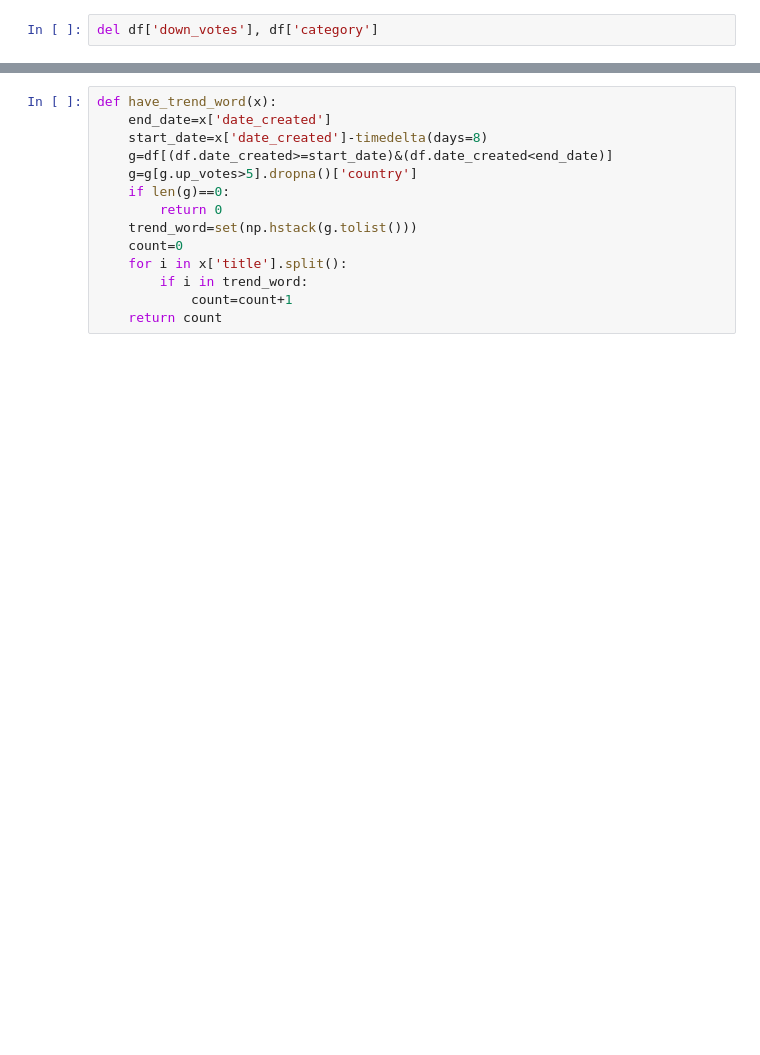
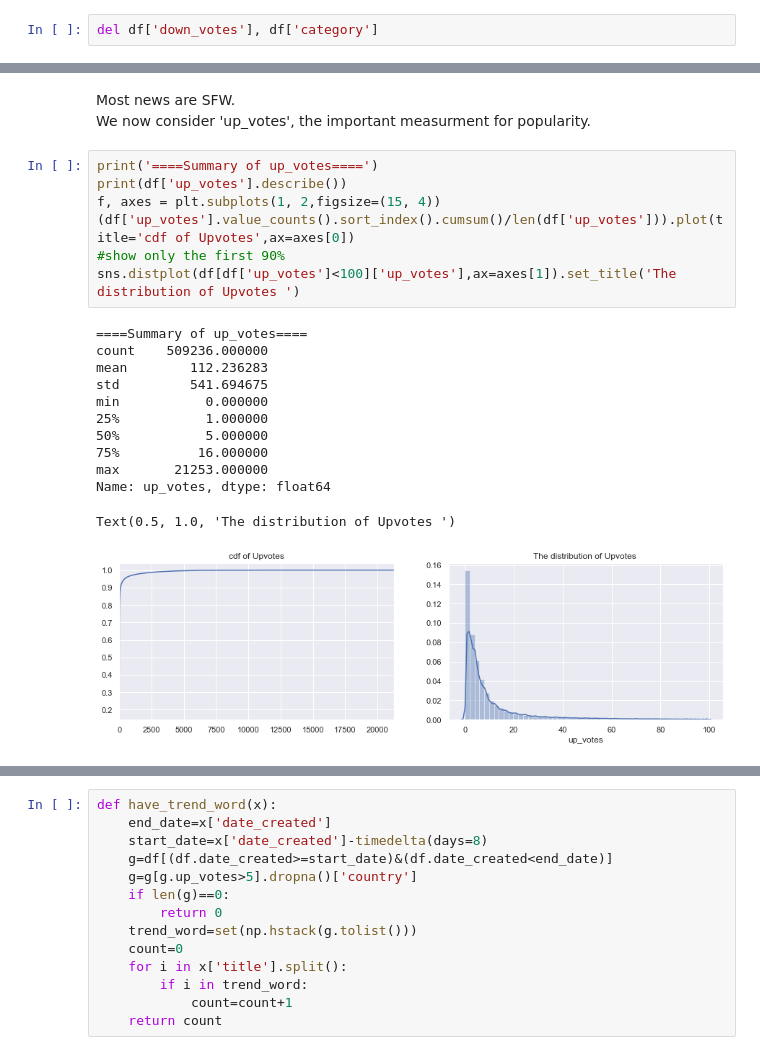
Before and after one commit to msps9341012/DS-Challenge, a Jupyter notebook: Result.ipynb, the cells around one changed output, grey strips where cells are left out. Saved outputs shown, nothing was run; the diff lists cells and outputs as text; blank space fills up the shorter version.

```diff
--- a/Result.ipynb
+++ b/Result.ipynb
@@ -93,0 +152,23 @@ sns.scatterplot(x=g.index, y=g['mean'], ax=ax[1])
+# %% [markdown]
+Most news are SFW. <br>
+We now consider 'up_votes', the important measurment for popularity.
+# %%
+print('====Summary of up_votes====')
+print(df['up_votes'].describe())
+f, axes = plt.subplots(1, 2,figsize=(15, 4))
+(df['up_votes'].value_counts().sort_index().cumsum()/len(df['up_votes'])).plot(title='cdf of Upvotes',ax=axes[0])
+#show only the first 90%
+sns.distplot(df[df['up_votes']<100]['up_votes'],ax=axes[1]).set_title('The distribution of Upvotes ')
+# %% [output]
+====Summary of up_votes====
+count    509236.000000
+mean        112.236283
+std         541.694675
+min           0.000000
+25%           1.000000
+50%           5.000000
+75%          16.000000
+max       21253.000000
+Name: up_votes, dtype: float64
+Text(0.5, 1.0, 'The distribution of Upvotes ')
+[figure, added]
```
Also changed, not shown: parts of 128 cells of this notebook, 1 other file.
